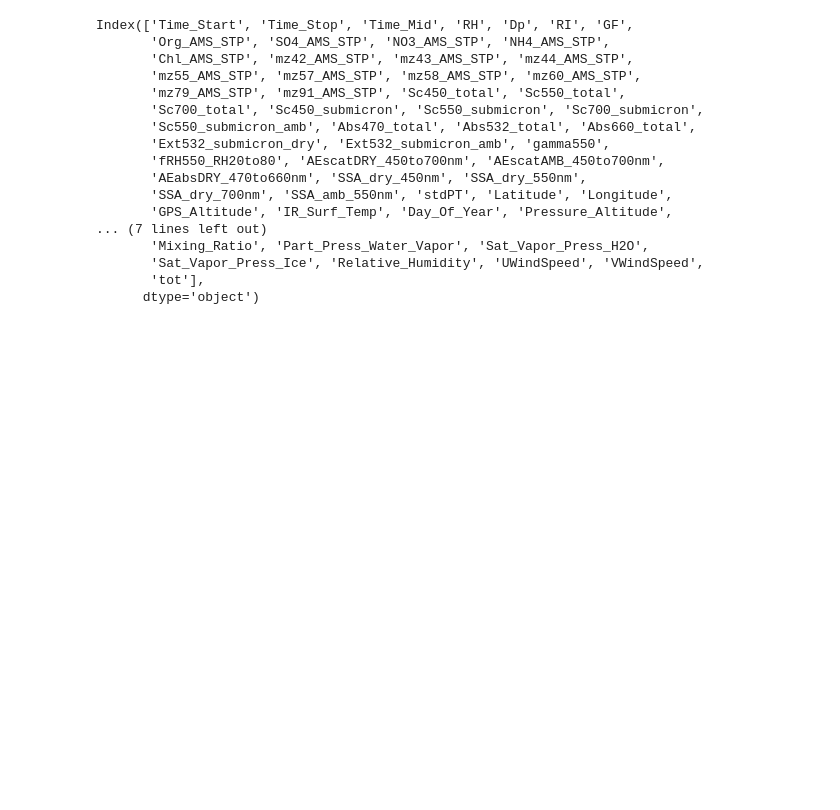
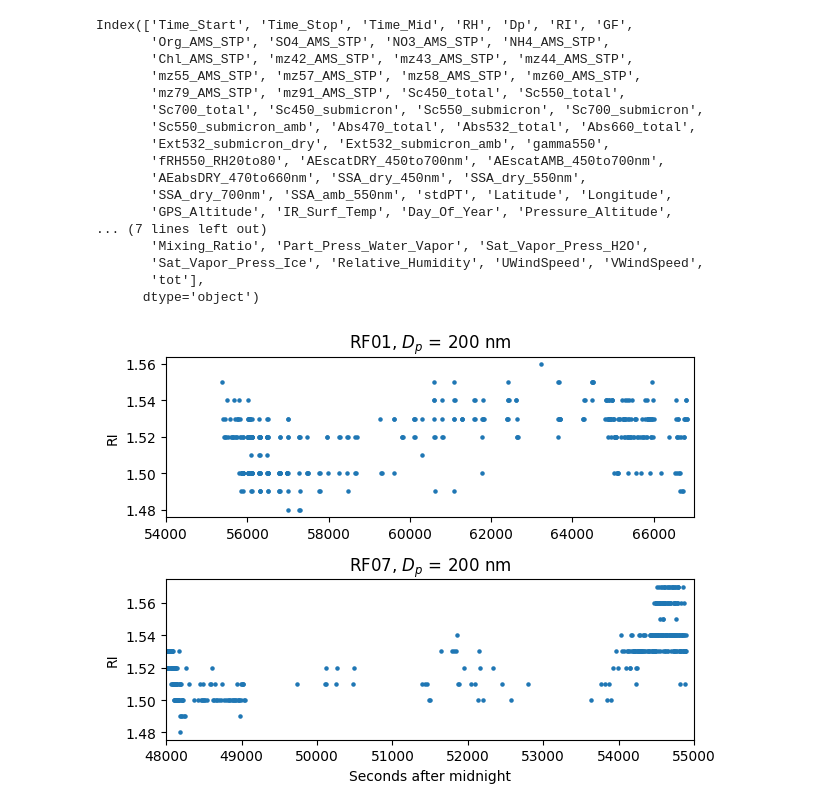
Before and after one commit to csoloff/ARCSIX_DASH_RI, a Jupyter notebook: scripts/02_investigate.ipynb, the cells around one changed output. Drawn from its saved outputs; the diff is of its cells as text; code cells hidden in the pictures; blank space fills up the shorter version.

Commit message:
Created new time series plot

```diff
--- a/scripts/02_investigate.ipynb
+++ b/scripts/02_investigate.ipynb
@@ -265,3 +265,29 @@ Index(['Time_Start', 'Time_Stop', 'Time_Mid', 'RH', 'Dp', 'RI', 'GF',
        'Sat_Vapor_Press_Ice', 'Relative_Humidity', 'UWindSpeed', 'VWindSpeed',
        'tot'],
       dtype='object')
+# %%
+r1 = d[d.Time_Start.dt.date==pd.Timestamp('2024-05-28').date()]
+r7 = d[d.Time_Start.dt.date==pd.Timestamp('2024-06-07').date()]
+# %%
+ds = [r1, r7]
+lims = [[54000, 67000],[48000, 55000]]
+fig, axes = plt.subplots(2)
+for i in range(2):
+    ax = axes[i]
+
+
+    di = ds[i][ds[i].Dp==200].copy()
+
+    # Convert Time_Mid to seconds after midnight
+    di['s'] = (di.Time_Mid - di.Time_Mid.dt.normalize()) / pd.Timedelta('1 second')
+    di = di[(di['s'] > lims[i][0]) & (di['s'] < lims[i][1])]
+    # Plot with seconds after midnight on the x-axis
+    ax.scatter(di.s, di.RI, s=5)
+    ax.set_xlim(lims[i])
+    ax.set_ylabel('RI')
+    ax.set_title(['RF01, $D_p$ = 200 nm', 'RF07, $D_p$ = 200 nm'][i])
+axes[1].set_xlabel('Seconds after midnight')
+fig.tight_layout()
+fig.savefig('../figures/RI_case_study.png', dpi=300, bbox_inches='tight')
+# %% [output]
+[figure, added]
```
Also changed, not shown: parts of 2 cells of this notebook.
